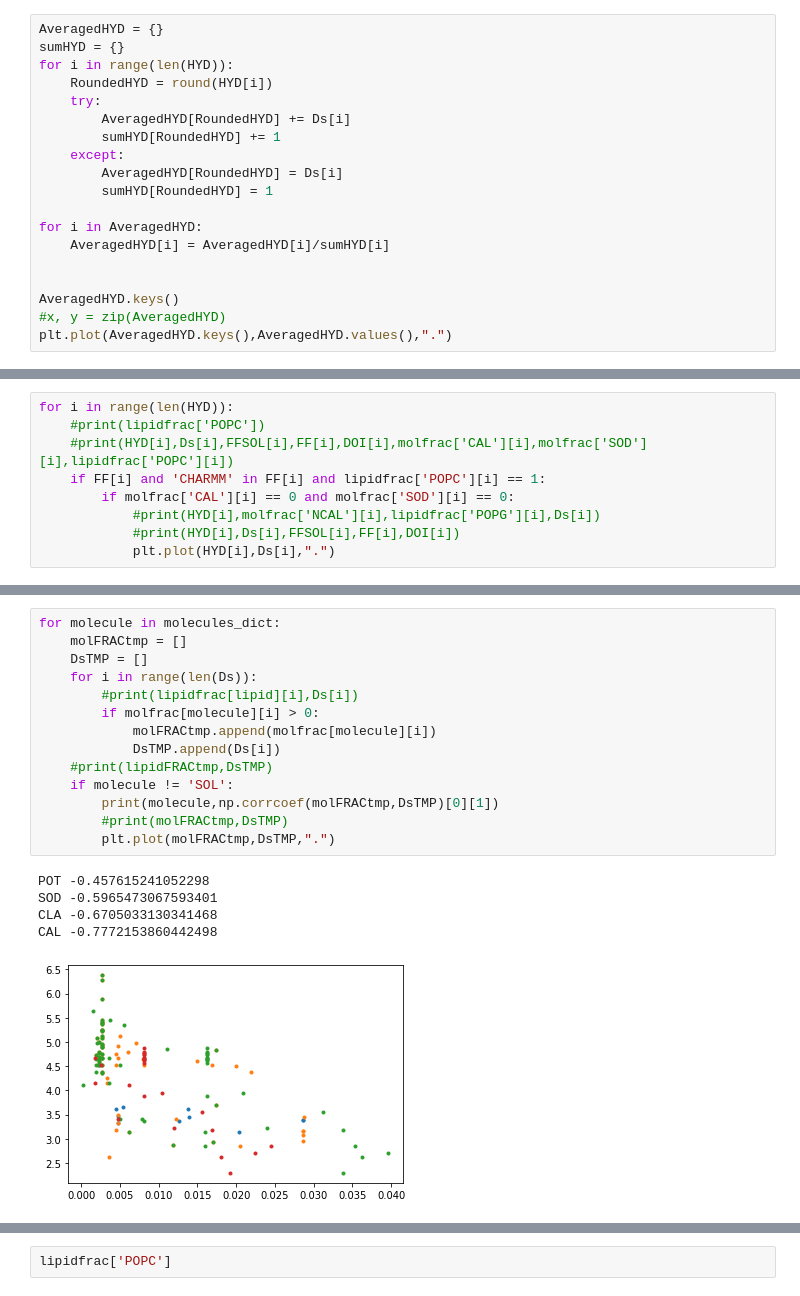
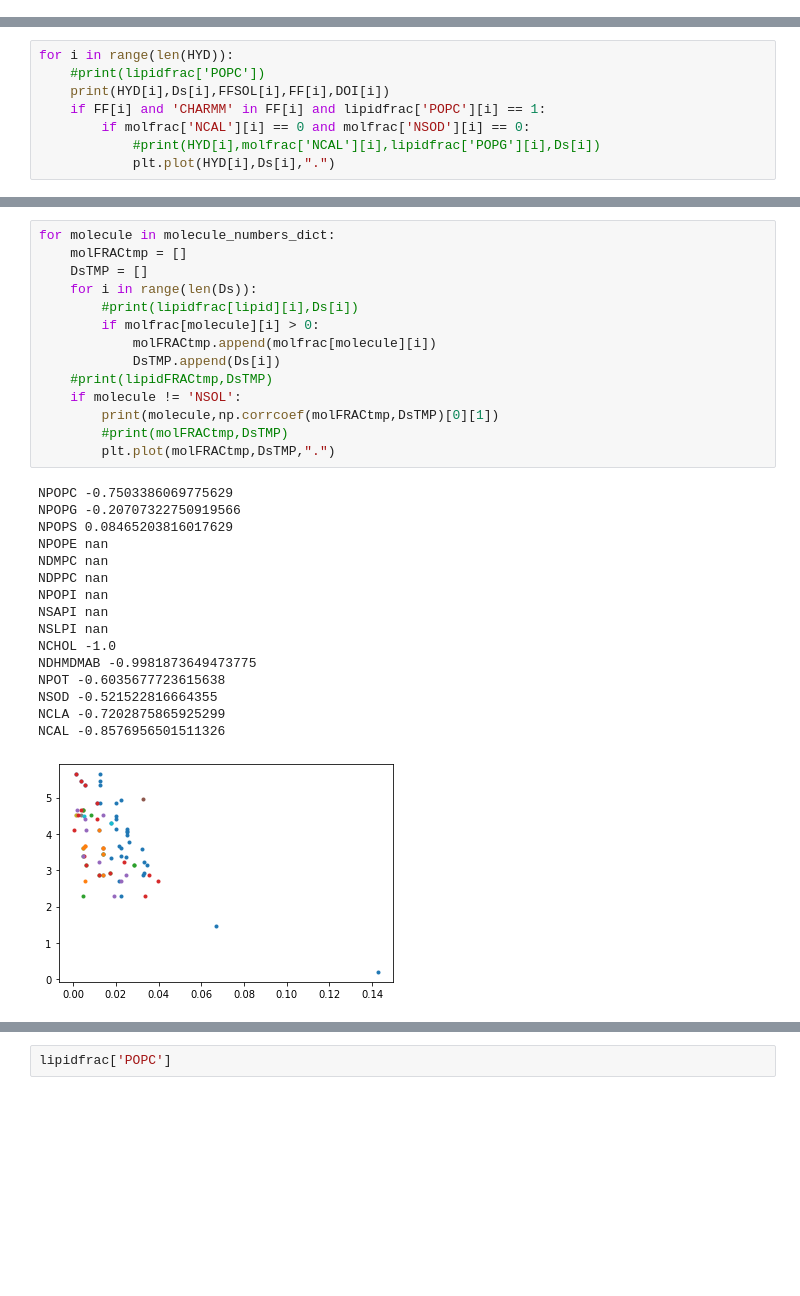
Before and after one commit to NMRLipids/DataBankManuscript, a Jupyter notebook: scripts/plotWATERdiffusion.ipynb, the cells around one changed output, grey strips where cells are left out. Cells and saved outputs as stored; diff of their text form; blank space fills up the shorter version.

```diff
--- a/scripts/plotWATERdiffusion.ipynb
+++ b/scripts/plotWATERdiffusion.ipynb
@@ -127,19 +70,0 @@ plt.plot(HYD,Ds,".")
-# %%
-AveragedHYD = {}
-sumHYD = {}
-for i in range(len(HYD)):
-    RoundedHYD = round(HYD[i])
-    try:
-        AveragedHYD[RoundedHYD] += Ds[i]
-        sumHYD[RoundedHYD] += 1
-    except:
-        AveragedHYD[RoundedHYD] = Ds[i]
-        sumHYD[RoundedHYD] = 1
-
-for i in AveragedHYD:
-    AveragedHYD[i] = AveragedHYD[i]/sumHYD[i]
-
-
-AveragedHYD.keys()
-#x, y = zip(AveragedHYD)
-plt.plot(AveragedHYD.keys(),AveragedHYD.values(),".")
@@ -164,10 +88,9 @@ plt.plot(molfrac['CAL'],Ds,".")
 # %%
 for i in range(len(HYD)):
     #print(lipidfrac['POPC'])
-    #print(HYD[i],Ds[i],FFSOL[i],FF[i],DOI[i],molfrac['CAL'][i],molfrac['SOD'][i],lipidfrac['POPC'][i])
+    print(HYD[i],Ds[i],FFSOL[i],FF[i],DOI[i])
     if FF[i] and 'CHARMM' in FF[i] and lipidfrac['POPC'][i] == 1:
-        if molfrac['CAL'][i] == 0 and molfrac['SOD'][i] == 0:
+        if molfrac['NCAL'][i] == 0 and molfrac['NSOD'][i] == 0:
             #print(HYD[i],molfrac['NCAL'][i],lipidfrac['POPG'][i],Ds[i])
-            #print(HYD[i],Ds[i],FFSOL[i],FF[i],DOI[i])
             plt.plot(HYD[i],Ds[i],".")
 # %% [output]
@@ -206,23 +140,34 @@ DHMDMAB -0.9793627675629136
 # %%
-for molecule in molecules_dict:
+for molecule in molecule_numbers_dict:
     molFRACtmp = []
     DsTMP = []
     for i in range(len(Ds)):
         #print(lipidfrac[lipid][i],Ds[i])
         if molfrac[molecule][i] > 0:
             molFRACtmp.append(molfrac[molecule][i])
             DsTMP.append(Ds[i])
     #print(lipidFRACtmp,DsTMP)
-    if molecule != 'SOL':
+    if molecule != 'NSOL':
         print(molecule,np.corrcoef(molFRACtmp,DsTMP)[0][1])
         #print(molFRACtmp,DsTMP)
         plt.plot(molFRACtmp,DsTMP,".")
 # %% [output]
-POT -0.457615241052298
-SOD -0.5965473067593401
-CLA -0.6705033130341468
-CAL -0.7772153860442498
+NPOPC -0.7503386069775629
+NPOPG -0.20707322750919566
+NPOPS 0.08465203816017629
+NPOPE nan
+NDMPC nan
+NDPPC nan
+NPOPI nan
+NSAPI nan
+NSLPI nan
+NCHOL -1.0
+NDHMDMAB -0.9981873649473775
+NPOT -0.6035677723615638
+NSOD -0.521522816664355
+NCLA -0.7202875865925299
+NCAL -0.8576956501511326
-[figure, old version]
+[figure, new version]
 # %%
 print(np.corrcoef(lipidfrac['CHOL'],Ds))
 # %% [output]
```
Also changed, not shown: parts of 12 cells of this notebook, 18 other files.
